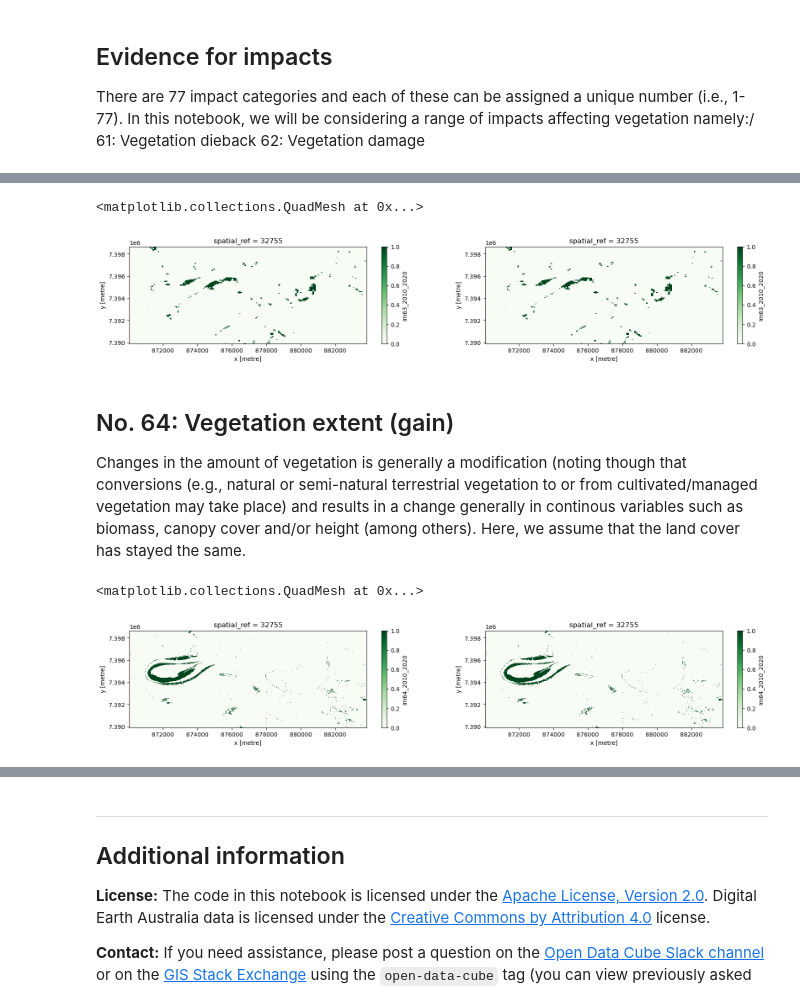
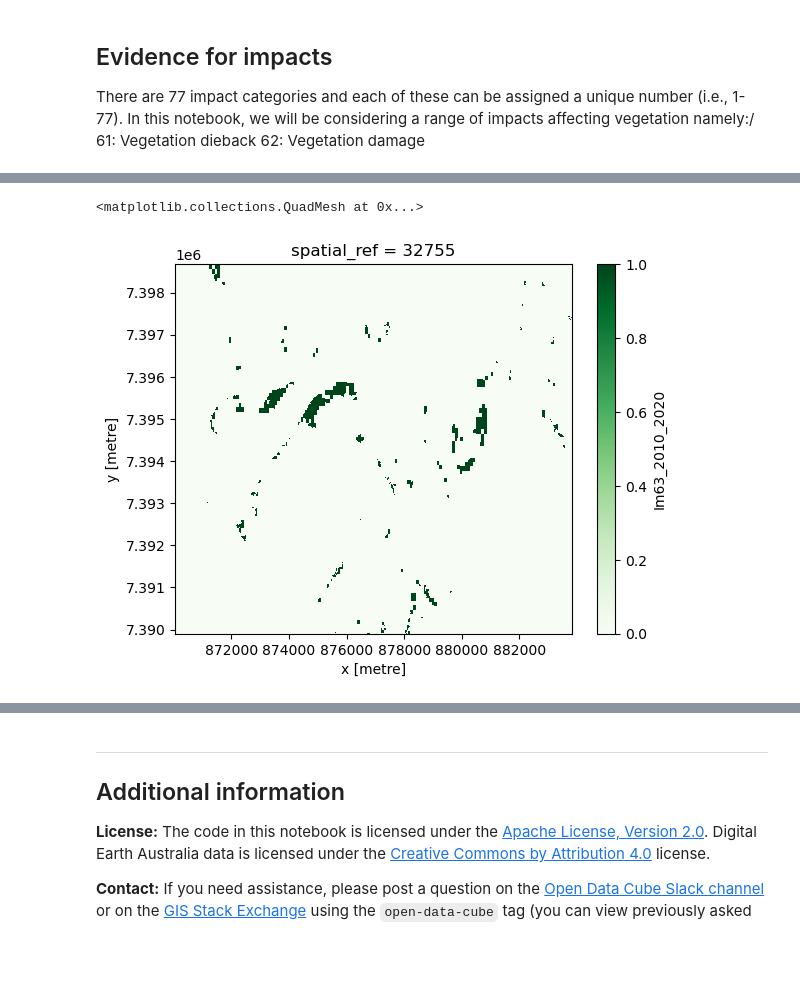
Before and after one commit to livingearth-system/living_coasts, a Jupyter notebook: 6_Evidence for impacts.ipynb, the cells around one changed output, grey strips where cells are left out. Drawn from its saved outputs; the diff is of its cells as text; code cells hidden in the pictures; blank space fills up the shorter version.

```diff
--- a/6_Evidence for impacts.ipynb
+++ b/6_Evidence for impacts.ipynb
@@ -1039,9 +1010,7 @@ Im63_2010_2020xa = Im63_2010_2020xa
 Im63 = Im63_2010_2020xa.to_dataset(name="Im63_2010_2020")
 #del Im46_2010_2020, Im46_2017_2018xa, Im46_2018_2019xa, Im46_2019_2020xa, Im46_2017_2020xa
 # %%
-Im63_fig, axs = plt.subplots(figsize=(20, 3), ncols=2)
-Im63.Im63_2010_2020.plot(ax=axs[0], cmap='Greens')
-Im63.Im63_2010_2020.plot(ax=axs[1], cmap='Greens')
+Im63.Im63_2010_2020.plot(cmap='Greens')
 # %% [output]
 <matplotlib.collections.QuadMesh at 0x...>
-[figure, old version]
+[figure, new version]
@@ -1051,3 +1016,0 @@ Im63_fig.savefig('./outputs/Im63.png')
-# %% [markdown]
-## No. 64: Vegetation extent (gain)
-Changes in the amount of vegetation is generally a modification (noting though that conversions (e.g., natural or semi-natural terrestrial vegetation to or from cultivated/managed vegetation may take place) and results in a change generally in continous variables such as biomass, canopy cover and/or height (among others).  Here, we assume that the land cover has stayed the same.
@@ -1079,7 +1016,0 @@ Im64 = Im64_2010_2020xa.to_dataset(name="Im64_2010_2020")
-# %%
-Im64_fig, axs = plt.subplots(figsize=(20, 3), ncols=2)
-Im64.Im64_2010_2020.plot(ax=axs[0], cmap='Greens')
-Im64.Im64_2010_2020.plot(ax=axs[1], cmap='Greens')
-# %% [output]
-<matplotlib.collections.QuadMesh at 0x...>
-[figure, removed]
```
Also changed, not shown: parts of 72 cells of this notebook, 53 other files.
